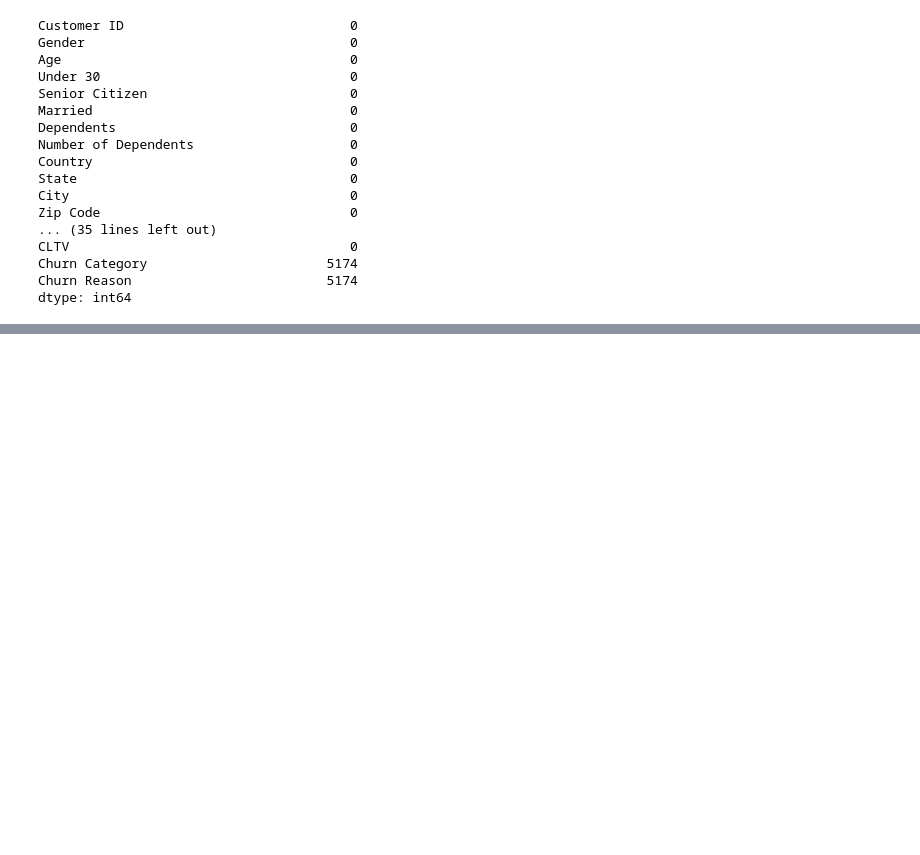
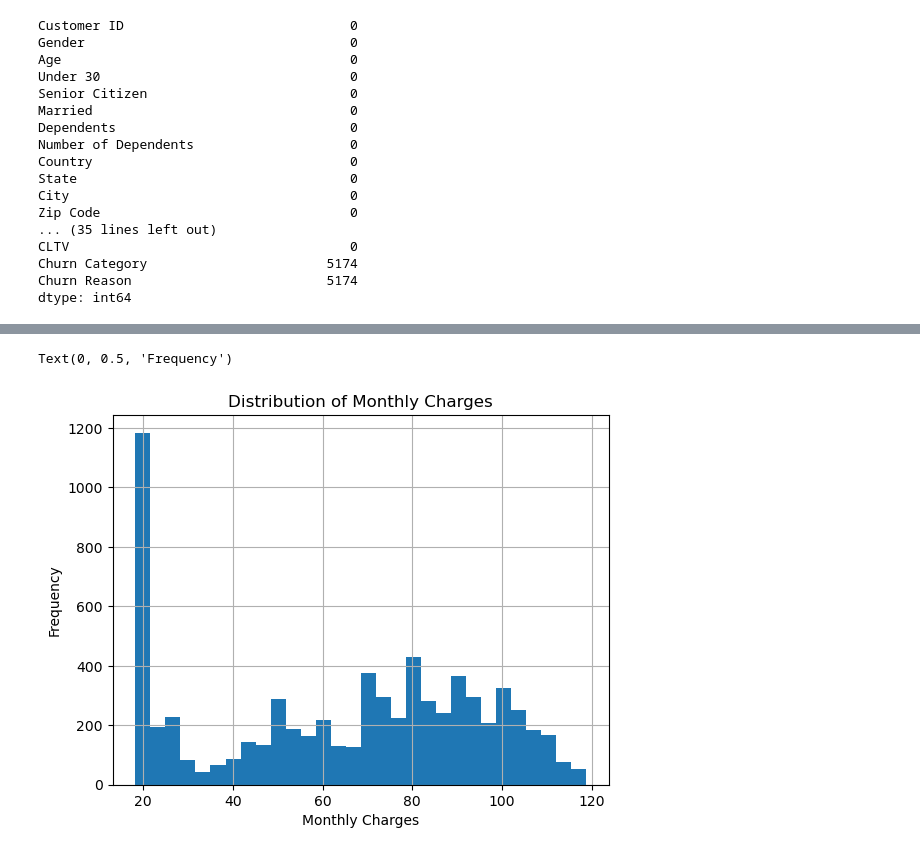
Before and after one commit to AdamImoro/Telco-churn-EDA, a Jupyter notebook: churn-EDA.ipynb, the cells around one changed output, grey strips where cells are left out. Cells and saved outputs as stored; diff of their text form; code cells hidden in the pictures; blank space fills up the shorter version.

```diff
--- a/churn-EDA.ipynb
+++ b/churn-EDA.ipynb
@@ -65,0 +78,4 @@ dtype: int64
+# %%
+telco_df['Churn Category'].fillna('Unknown', inplace=True)
+# %%
+telco_df['Churn Reason'].fillna('Unknown', inplace=True)
@@ -65,0 +98,8 @@ dtype: int64
+# %%
+telco_df['Monthly Charge'].hist(bins=30)
+plt.title("Distribution of Monthly Charges")
+plt.xlabel("Monthly Charges")
+plt.ylabel("Frequency")
+# %% [output]
+Text(0, 0.5, 'Frequency')
+[figure, added]
```
Also changed, not shown: parts of 7 cells of this notebook.
